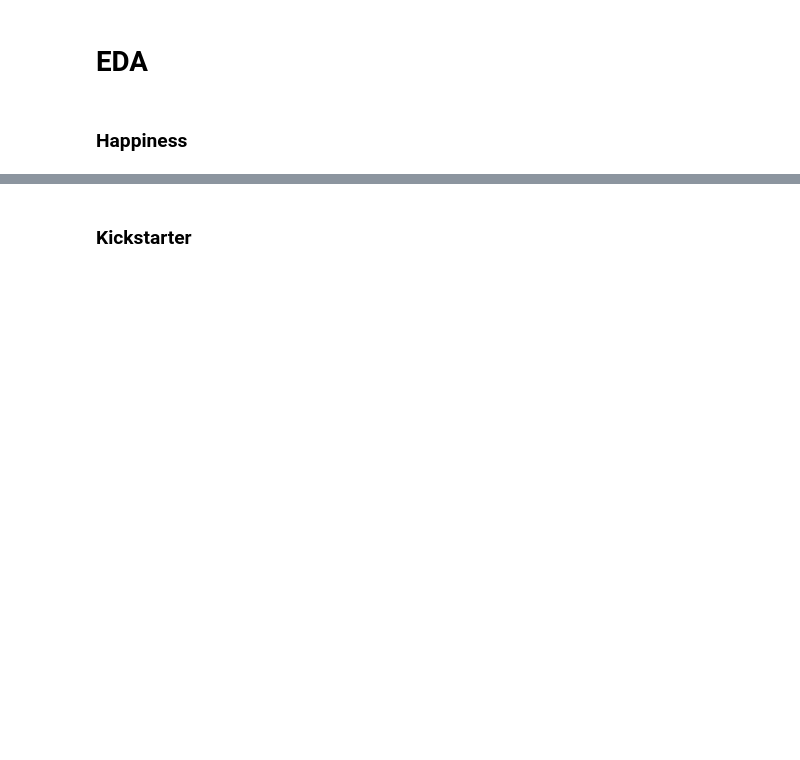
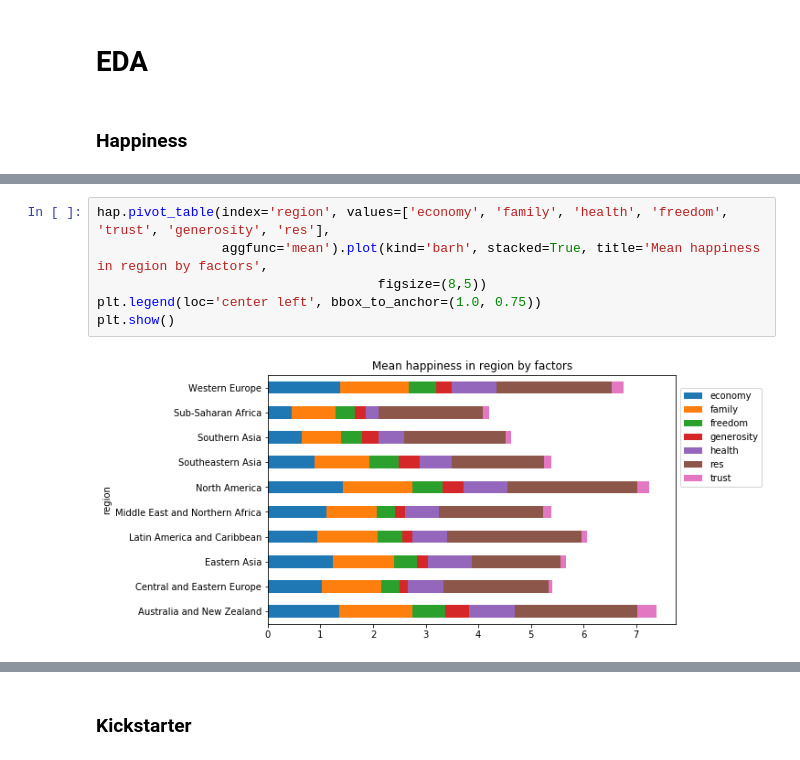
Before and after one commit to PonyCony/happy_kickstarters, a Jupyter notebook: Happy_Kickstarters.ipynb, the cells around one changed output, grey strips where cells are left out. Cells and saved outputs as stored; diff of their text form; blank space fills up the shorter version.

```diff
--- a/Happy_Kickstarters.ipynb
+++ b/Happy_Kickstarters.ipynb
@@ -249,0 +246,8 @@ memory usage: 11.4+ MB
+# %%
+hap.pivot_table(index='region', values=['economy', 'family', 'health', 'freedom', 'trust', 'generosity', 'res'],
+                aggfunc='mean').plot(kind='barh', stacked=True, title='Mean happiness in region by factors',
+                                    figsize=(8,5))
+plt.legend(loc='center left', bbox_to_anchor=(1.0, 0.75))
+plt.show()
+# %% [output]
+[figure, added]
```
Also changed, not shown: parts of 6 cells of this notebook.
